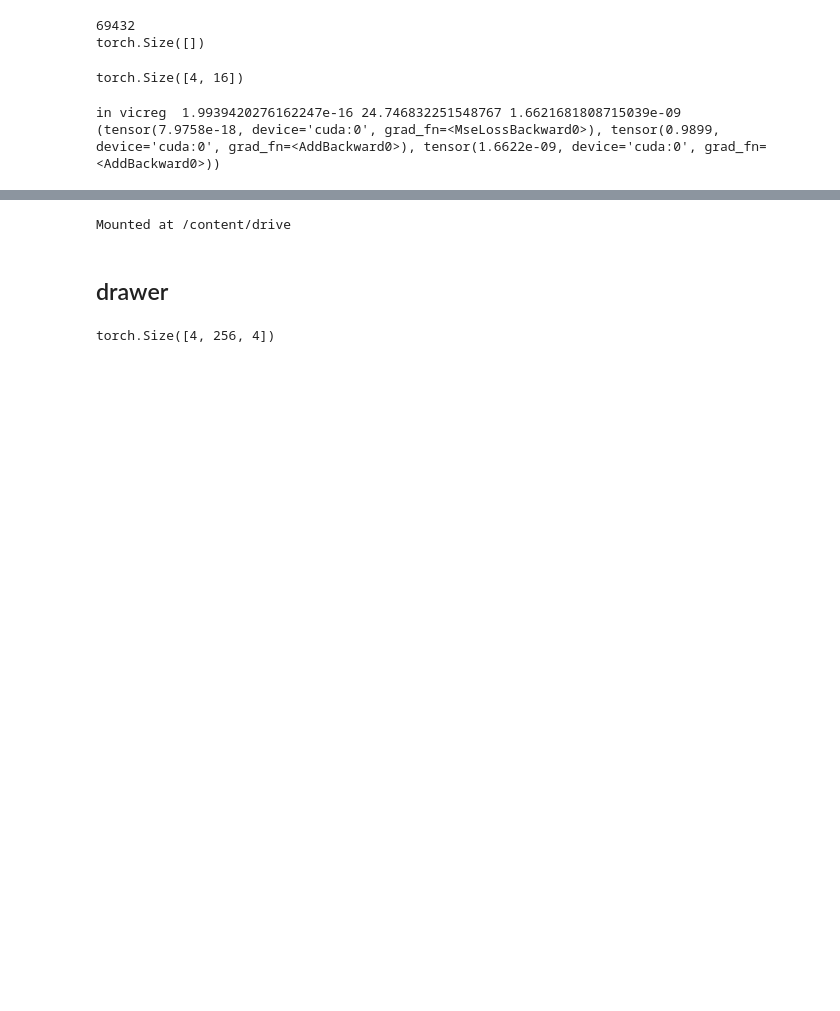
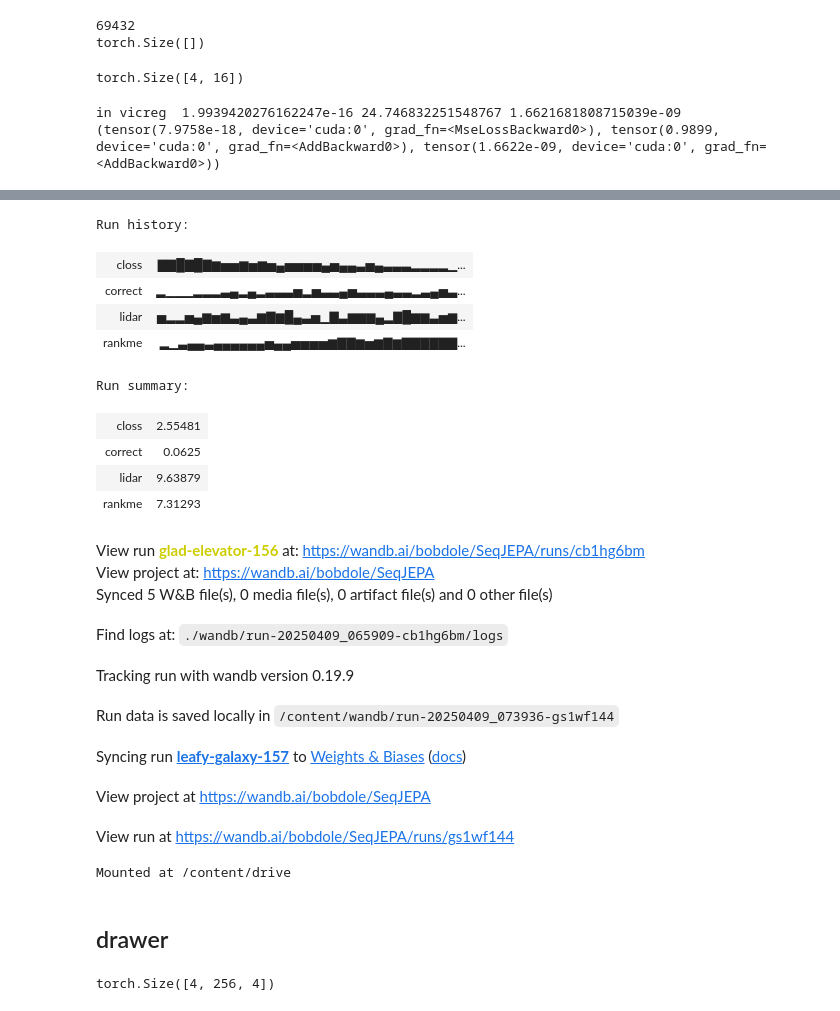
Before and after one commit to eisbetterthanpi/JEPA, a Jupyter notebook: Seq_JEPA.ipynb, the cells around one changed output, grey strips where cells are left out. Drawn from its saved outputs; the diff is of its cells as text; code cells hidden in the pictures; blank space fills up the shorter version.

```diff
--- a/Seq_JEPA.ipynb
+++ b/Seq_JEPA.ipynb
@@ -1009,7 +1000,8 @@ def LiDAR(embeddings, eps=1e-7, delta=1e-3):
 # @title wandb
 !pip install -q wandb
 import wandb # https://docs.wandb.ai/quickstart
-wandb.login(key='')
+wandb.login(key='487a2109e55dce4e13fc70681781de9f50f27be7')
 try: run.finish()
 except NameError: pass
 run = wandb.init(project="SeqJEPA", config={"model": "res18",}) # violet
+# %% [output]
@@ -1016,3 +1010,22 @@ run = wandb.init(project="SeqJEPA", config={"model": "res18",}) # violet
+Run history:
+| closs | ▇▇█▇█▇▆▅▅▆▅▆▅▄▅▅▅▅▄▅▄▄▃▅▄▃▃▃▂▂▂▂▁... |
+| correct | ▂▁▁▁▂▂▂▃▄▂▄▂▃▃▃▅▂▅▃▃▄▅▃▃▃▄▃▃▂▃▄▅▃... |
+| lidar | ▅▂▂▅▄▆▅▆▃▄▃▆▇▆█▄▃▅▁▇▃▆▆▆▄▂▇█▆▆▃▅▆... |
+| rankme | ▂▁▃▄▄▃▄▄▄▄▄▄▅▄▄▅▅▅▅▆▇▇▆▅▆▇▆▇▇▇▇▇▇... |
+Run summary:
+| closs | 2.55481 |
+| correct | 0.0625 |
+| lidar | 9.63879 |
+| rankme | 7.31293 |
+View run glad-elevator-156 at: https://wandb.ai/bobdole/SeqJEPA/runs/cb1hg6bm
+View project at: https://wandb.ai/bobdole/SeqJEPA
+Synced 5 W&B file(s), 0 media file(s), 0 artifact file(s) and 0 other file(s)
+Find logs at: ./wandb/run-20250409_065909-cb1hg6bm/logs
+Tracking run with wandb version 0.19.9
+Run data is saved locally in /content/wandb/run-20250409_073936-gs1wf144
+Syncing run leafy-galaxy-157 to Weights & Biases (docs)
+View project at https://wandb.ai/bobdole/SeqJEPA
+View run at https://wandb.ai/bobdole/SeqJEPA/runs/gs1wf144
 # %%
 # @title strain ctrain test
 import torch
```
Also changed, not shown: parts of 4 cells of this notebook.
